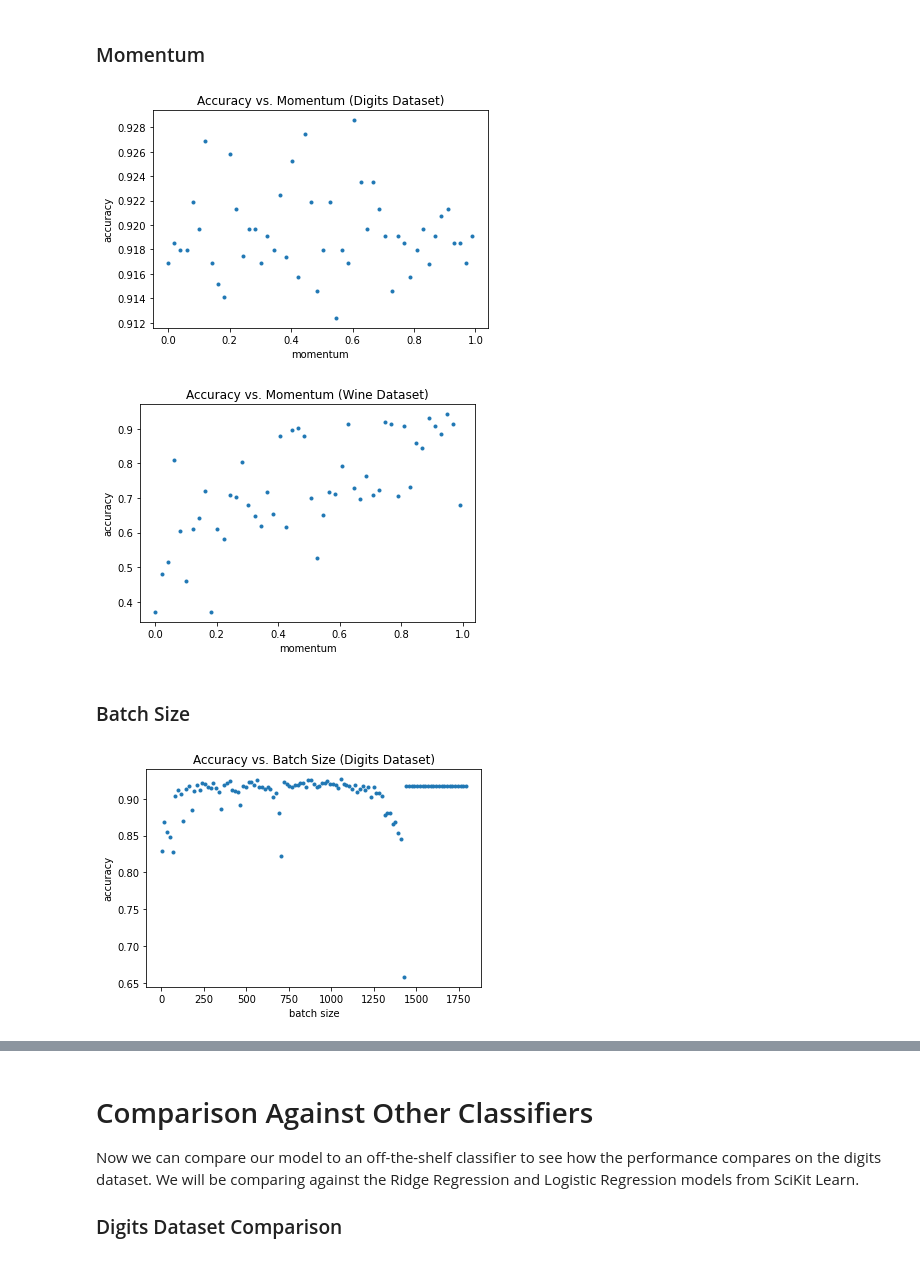
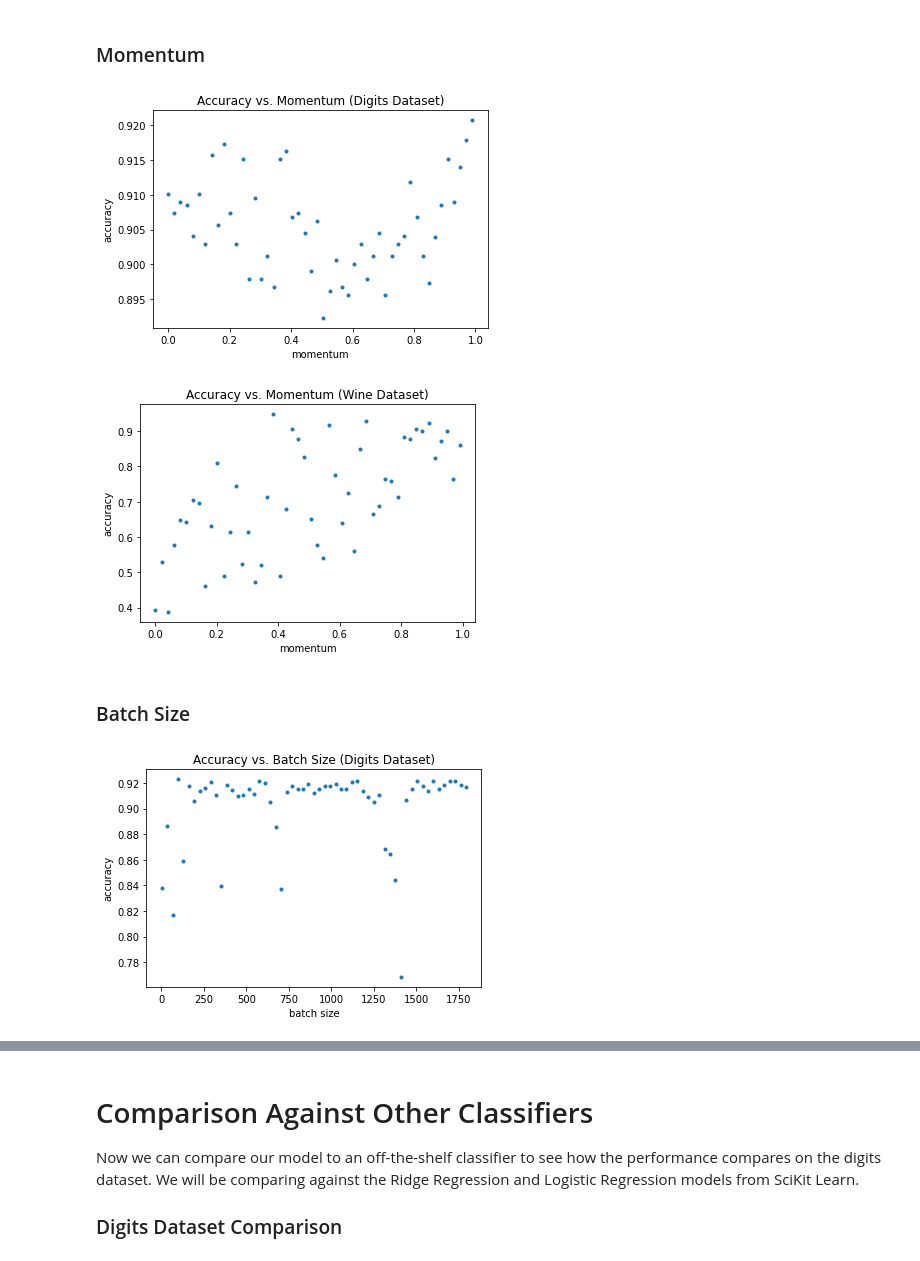
Before and after one commit to PaulHooley/ML_P2, a Jupyter notebook: SoftmaxRegression.ipynb, the cells around one changed output, grey strips where cells are left out. Drawn from its saved outputs; the diff is of its cells as text; code cells hidden in the pictures.

```diff
--- a/SoftmaxRegression.ipynb
+++ b/SoftmaxRegression.ipynb
@@ -278,11 +287,11 @@ x, y = digits.data, digits.target
 
 C = 10
 digits_accuracies = []
-learning_rates = np.linspace(0.0001, 0.99, 50)
+learning_rates = np.linspace(0.0001, 0.5, 50)
 
 for learning_rate in learning_rates:
     # using the hyper-parameter values obtained from grid search
-    accuracy = calculate_model_accuracy(x, y, C, learning_rate, 0.549, 321, max_iters=100)
+    accuracy = calculate_model_accuracy(x, y, C, learning_rate, digits_momentum, digits_batch_size)
     digits_accuracies.append(accuracy)
 
 # plot for accuracy vs. learning rate on digits dataset
@@ -299,11 +308,11 @@ x, y = wine.data, wine.target
 
 C = 3
 wine_accuracies = []
-learning_rates = np.linspace(0.0001, 0.99, 50)
+learning_rates = np.linspace(0.0001, 0.5, 50)
 
 for learning_rate in learning_rates:
     # using the hyper-parameter values obtained from grid search
-    accuracy = calculate_model_accuracy(x, y, C, learning_rate, 0.892, x.shape[0], max_iters=100)
+    accuracy = calculate_model_accuracy(x, y, C, learning_rate, wine_momentum, wine_batch_size)
     wine_accuracies.append(accuracy)
 
 # plot for accuracy vs. learning rate on wine dataset
@@ -332,7 +341,7 @@ momentums = np.linspace(0, 0.99, 50)
 
 for momentum in momentums:
     # using the hyper-parameter values obtained from grid search
-    accuracy = calculate_model_accuracy(x, y, C, 0.0001, momentum, 321)
+    accuracy = calculate_model_accuracy(x, y, C, digits_learning_rate, momentum, digits_batch_size)
     digits_accuracies.append(accuracy)
 
 # plot for accuracy vs. momentum on digits dataset
@@ -342,7 +351,7 @@ plt.xlabel('momentum')
 plt.ylabel('accuracy')
 plt.show()
 # %% [output]
-[figure, old version]
+[figure, new version]
 # %%
 wine = load_wine()
 x, y = wine.data, wine.target
@@ -353,7 +362,7 @@ momentums = np.linspace(0, 0.99, 50)
 
 for momentum in momentums:
     # using the hyper-parameter values obtained from grid search
-    accuracy = calculate_model_accuracy(x, y, C, 0.0001, momentum, x.shape[0])
+    accuracy = calculate_model_accuracy(x, y, C, wine_learning_rate, momentum, wine_batch_size)
     wine_accuracies.append(accuracy)
 
 # plot for accuracy vs. momentum on wine dataset
@@ -363,36 +372,36 @@ plt.xlabel('momentum')
 plt.ylabel('accuracy')
 plt.show()
 # %% [output]
-[figure, old version]
+[figure, new version]
 # %% [markdown]
 ### Batch Size
 # %%
 from sklearn.datasets import load_digits
 from sklearn.datasets import load_wine
 #%matplotlib notebook
 %matplotlib inline
 import matplotlib.pyplot as plt
 
 digits = load_digits()
 x, y = digits.data, digits.target
 
 C = 10
 digits_accuracies = []
-batch_sizes = range(1, x.shape[0], 16)
+batch_sizes = range(1, x.shape[0], 32)
 
 for batch_size in batch_sizes:
     # using the hyper-parameter values obtained from grid search
-    accuracy = calculate_model_accuracy(x, y, C, 0.0001, 0.549, batch_size)
+    accuracy = calculate_model_accuracy(x, y, C, digits_learning_rate, digits_momentum, batch_size)
     digits_accuracies.append(accuracy)
 
 # plot for accuracy vs. batch size on digits dataset
 plt.plot(batch_sizes, digits_accuracies, '.')
 plt.title('Accuracy vs. Batch Size (Digits Dataset)')
 plt.xlabel('batch size')
 plt.ylabel('accuracy')
 plt.show()
 # %% [output]
-[figure, old version]
+[figure, new version]
 # %%
 wine = load_wine()
 x, y = wine.data, wine.target
```
Also changed, not shown: parts of 17 cells of this notebook, 1 other file.
